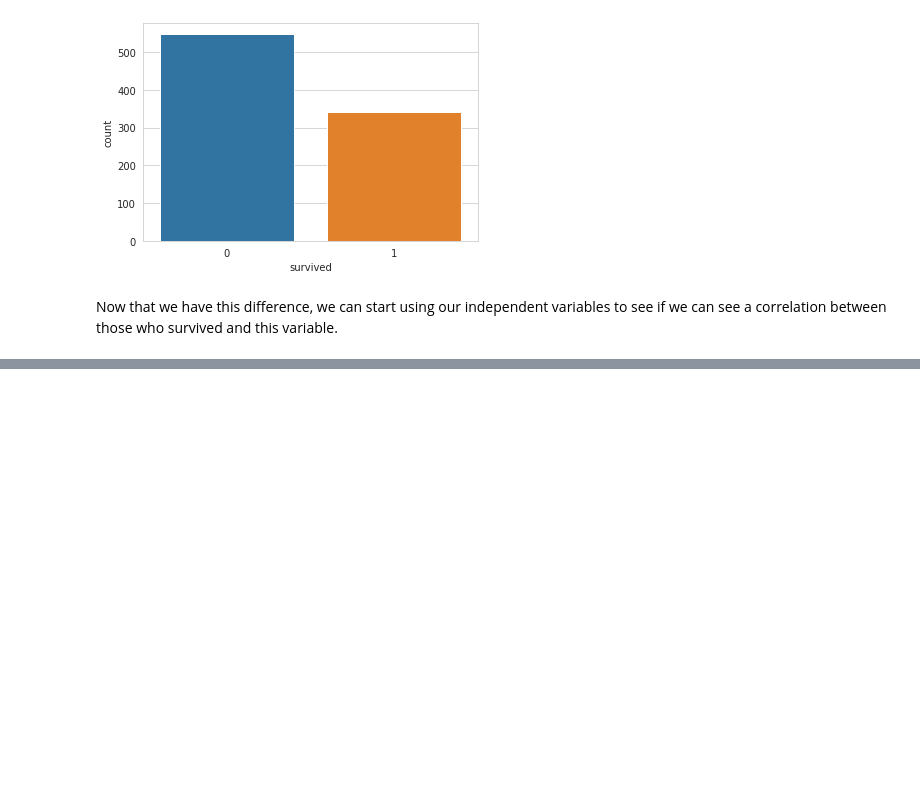
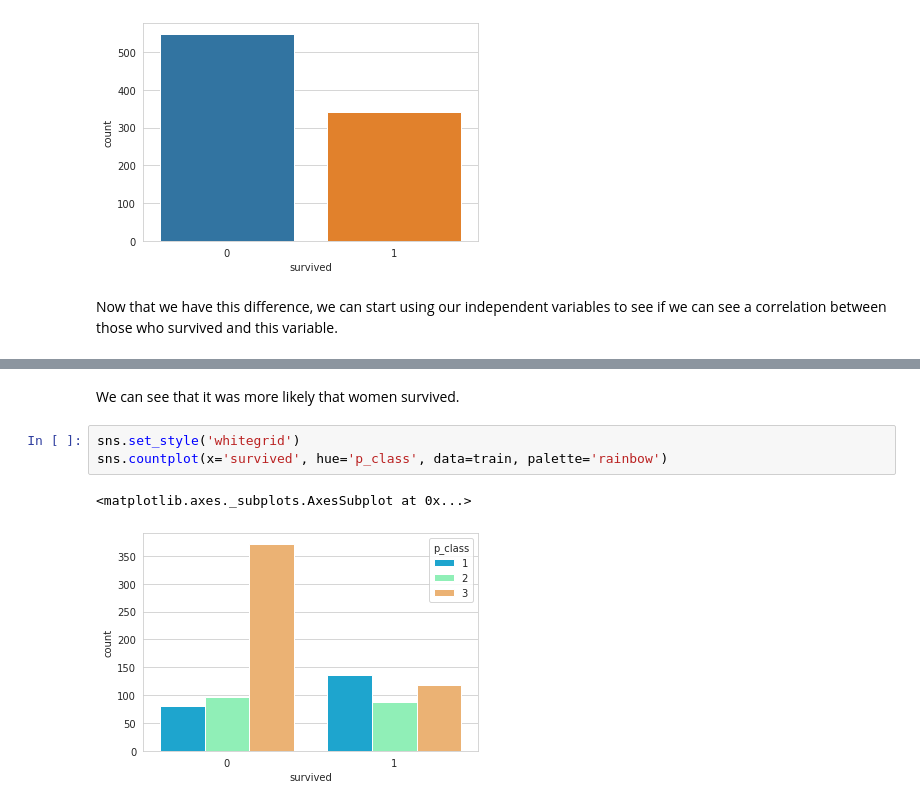
Before and after one commit to lsom11/data-notebooks, a Jupyter notebook: Titanic/Titanic Regression.ipynb, the cells around one changed output, grey strips where cells are left out. Drawn from its saved outputs; the diff is of its cells as text; blank space fills up the shorter version.

```diff
--- a/Titanic/Titanic Regression.ipynb
+++ b/Titanic/Titanic Regression.ipynb
@@ -104,0 +106,8 @@ for column in train.columns:
+# %% [markdown]
+We can see that it was more likely that women survived.
+# %%
+sns.set_style('whitegrid')
+sns.countplot(x='survived', hue='p_class', data=train, palette='rainbow')
+# %% [output]
+<matplotlib.axes._subplots.AxesSubplot at 0x...>
+[figure, added]
```
Also changed, not shown: parts of 31 cells of this notebook.
